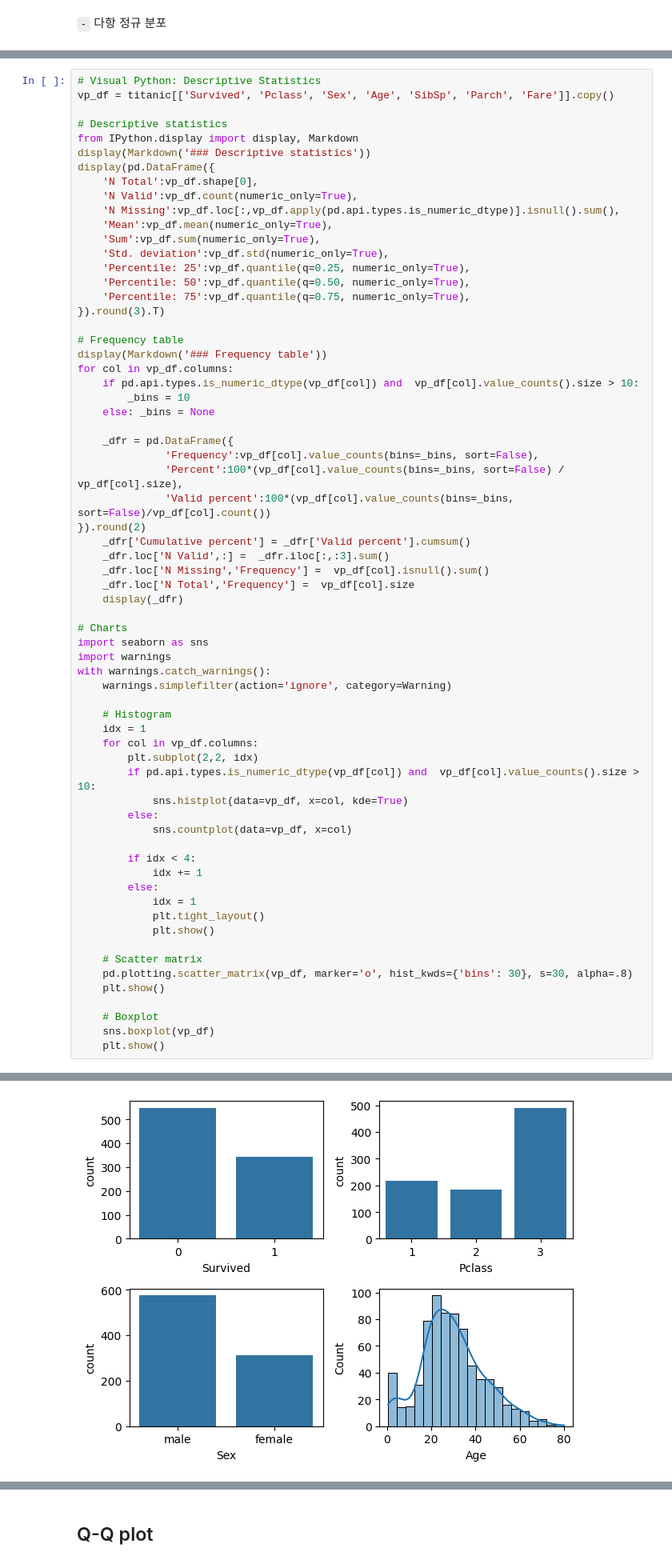
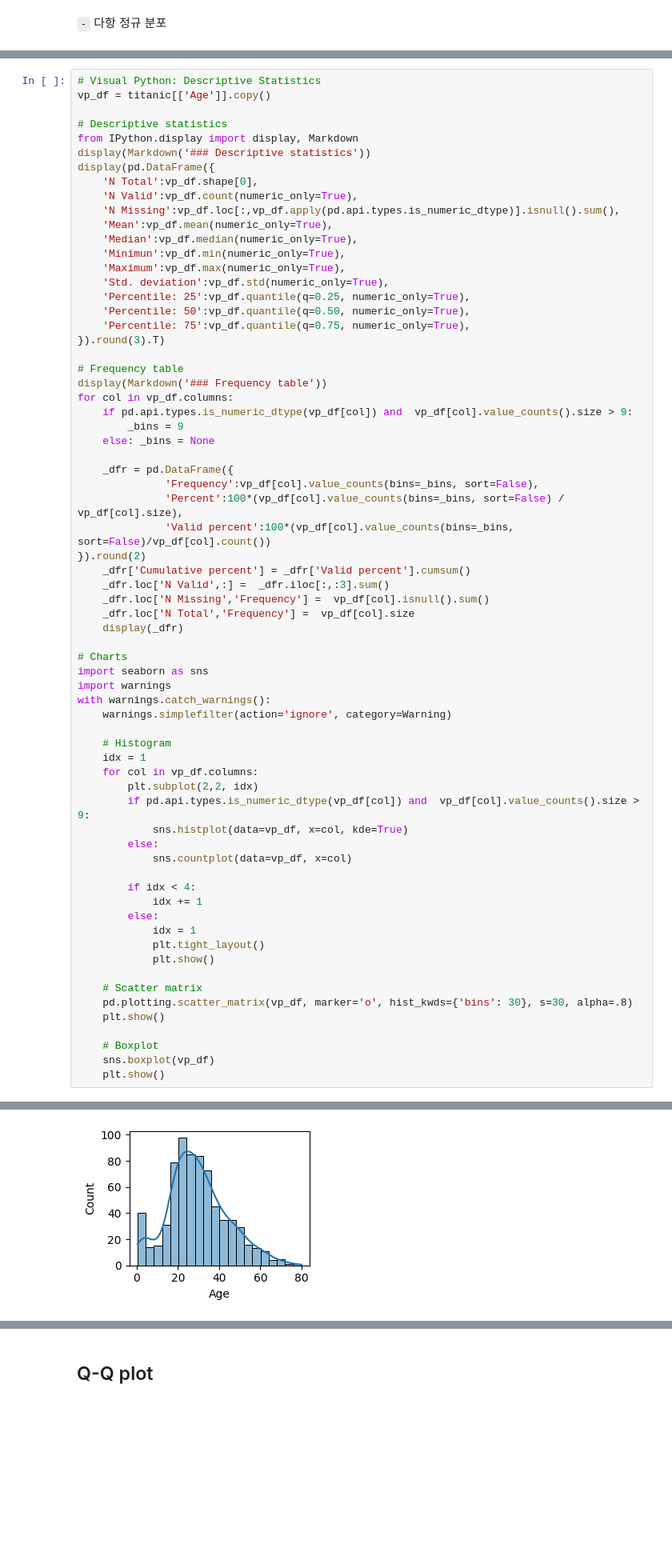
Before and after one commit to Seeun1124/myrepo, a Jupyter notebook: 240327-1.ipynb, the cells around one changed output, grey strips where cells are left out. Shown at 80% size. Drawn from its saved outputs; the diff is of its cells as text; blank space fills up the shorter version.

```diff
--- a/240327-1.ipynb
+++ b/240327-1.ipynb
@@ -418,6 +420,6 @@ array([ 1.1215136 , -1.60375414,  1.64810971, ...,  1.42565131,
 # %%
 # Visual Python: Descriptive Statistics
-vp_df = titanic[['Survived', 'Pclass', 'Sex', 'Age', 'SibSp', 'Parch', 'Fare']].copy()
+vp_df = titanic[['Age']].copy()
 
 # Descriptive statistics
 from IPython.display import display, Markdown
@@ -427,7 +429,9 @@ display(pd.DataFrame({
     'N Valid':vp_df.count(numeric_only=True),
     'N Missing':vp_df.loc[:,vp_df.apply(pd.api.types.is_numeric_dtype)].isnull().sum(),
     'Mean':vp_df.mean(numeric_only=True),
-    'Sum':vp_df.sum(numeric_only=True),
+    'Median':vp_df.median(numeric_only=True),
+    'Minimun':vp_df.min(numeric_only=True),
+    'Maximum':vp_df.max(numeric_only=True),
     'Std. deviation':vp_df.std(numeric_only=True),
     'Percentile: 25':vp_df.quantile(q=0.25, numeric_only=True),
     'Percentile: 50':vp_df.quantile(q=0.50, numeric_only=True),
@@ -437,8 +441,8 @@ display(pd.DataFrame({
 # Frequency table
 display(Markdown('### Frequency table'))
 for col in vp_df.columns:
-    if pd.api.types.is_numeric_dtype(vp_df[col]) and  vp_df[col].value_counts().size > 10:
-        _bins = 10
+    if pd.api.types.is_numeric_dtype(vp_df[col]) and  vp_df[col].value_counts().size > 9:
+        _bins = 9
     else: _bins = None
 
     _dfr = pd.DataFrame({
@@ -462,7 +466,7 @@ with warnings.catch_warnings():
     idx = 1
     for col in vp_df.columns:
         plt.subplot(2,2, idx)
-        if pd.api.types.is_numeric_dtype(vp_df[col]) and  vp_df[col].value_counts().size > 10:
+        if pd.api.types.is_numeric_dtype(vp_df[col]) and  vp_df[col].value_counts().size > 9:
             sns.histplot(data=vp_df, x=col, kde=True)
         else:
             sns.countplot(data=vp_df, x=col)
@@ -566 +516 @@ with warnings.catch_warnings():
-[figure, old version]
+[figure, new version]
```
Also changed, not shown: parts of 4 cells of this notebook.
